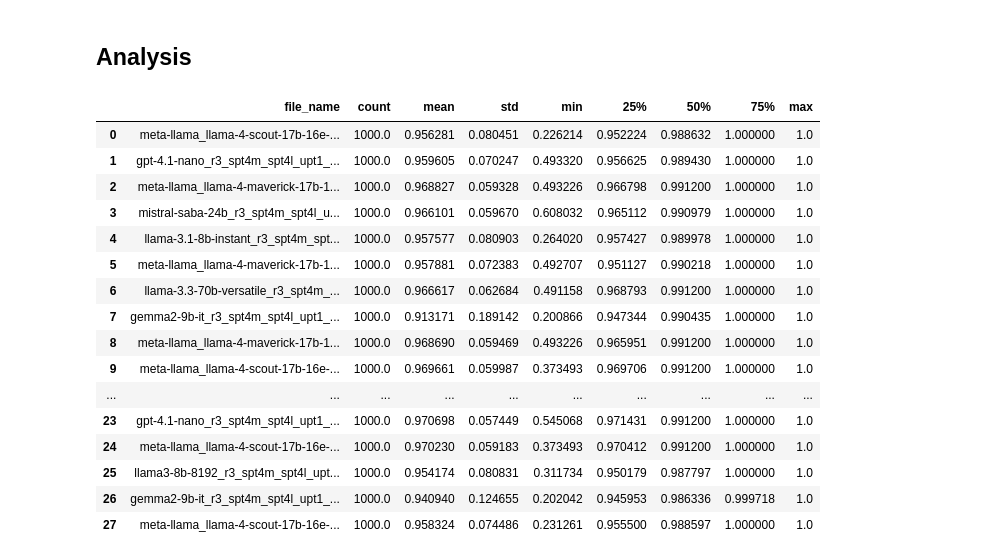
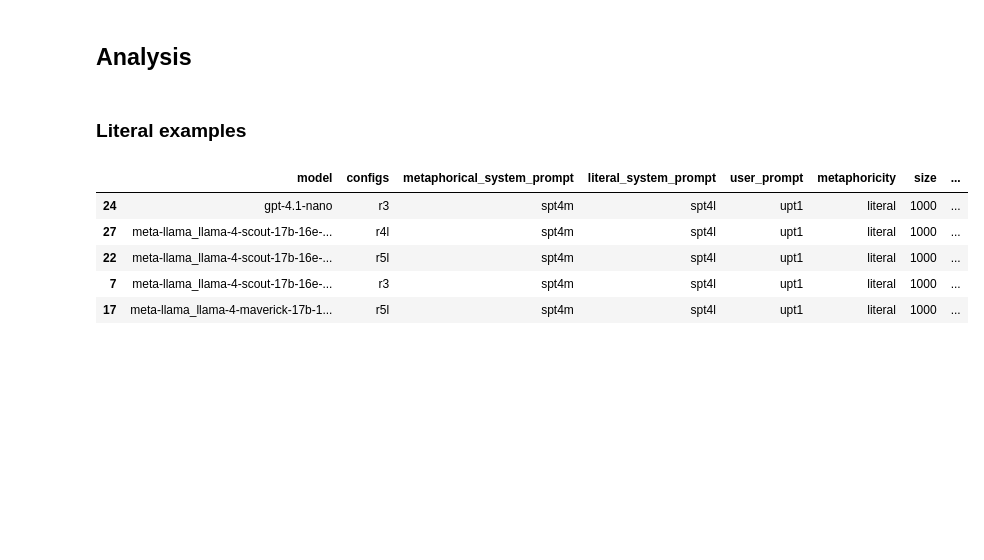
Before and after one commit to LALIC-UFSCar/Meta4XNLI-PTBR, a Jupyter notebook: analyze_translation_metrics.ipynb, the cells around one changed output. Cells and saved outputs as stored; diff of their text form; code cells hidden in the pictures; blank space fills up the shorter version.

```diff
--- a/analyze_translation_metrics.ipynb
+++ b/analyze_translation_metrics.ipynb
@@ -56,22 +160,22 @@ df = summarize_metric('results/en2es/full_results', 'comet_ref')
+# %%
+split_cols = df['file_name'].apply(split_filename).apply(pd.Series)
+df = pd.concat([df, split_cols], axis=1)
 # %% [markdown]
 ## Analysis
-# %%
-df
-# %% [output]
-|  | file_name | count | mean | std | min | 25% | 50% | 75% | max |
-| 0 | meta-llama_llama-4-scout-17b-16e-... | 1000.0 | 0.956281 | 0.080451 | 0.226214 | 0.952224 | 0.988632 | 1.000000 | 1.0 |
-| 1 | gpt-4.1-nano_r3_spt4m_spt4l_upt1_... | 1000.0 | 0.959605 | 0.070247 | 0.493320 | 0.956625 | 0.989430 | 1.000000 | 1.0 |
-| 2 | meta-llama_llama-4-maverick-17b-1... | 1000.0 | 0.968827 | 0.059328 | 0.493226 | 0.966798 | 0.991200 | 1.000000 | 1.0 |
-| 3 | mistral-saba-24b_r3_spt4m_spt4l_u... | 1000.0 | 0.966101 | 0.059670 | 0.608032 | 0.965112 | 0.990979 | 1.000000 | 1.0 |
-| 4 | llama-3.1-8b-instant_r3_spt4m_spt... | 1000.0 | 0.957577 | 0.080903 | 0.264020 | 0.957427 | 0.989978 | 1.000000 | 1.0 |
-| 5 | meta-llama_llama-4-maverick-17b-1... | 1000.0 | 0.957881 | 0.072383 | 0.492707 | 0.951127 | 0.990218 | 1.000000 | 1.0 |
-| 6 | llama-3.3-70b-versatile_r3_spt4m_... | 1000.0 | 0.966617 | 0.062684 | 0.491158 | 0.968793 | 0.991200 | 1.000000 | 1.0 |
-| 7 | gemma2-9b-it_r3_spt4m_spt4l_upt1_... | 1000.0 | 0.913171 | 0.189142 | 0.200866 | 0.947344 | 0.990435 | 1.000000 | 1.0 |
-| 8 | meta-llama_llama-4-maverick-17b-1... | 1000.0 | 0.968690 | 0.059469 | 0.493226 | 0.965951 | 0.991200 | 1.000000 | 1.0 |
-| 9 | meta-llama_llama-4-scout-17b-16e-... | 1000.0 | 0.969661 | 0.059987 | 0.373493 | 0.969706 | 0.991200 | 1.000000 | 1.0 |
-| ... | ... | ... | ... | ... | ... | ... | ... | ... | ... |
-| 23 | gpt-4.1-nano_r3_spt4m_spt4l_upt1_... | 1000.0 | 0.970698 | 0.057449 | 0.545068 | 0.971431 | 0.991200 | 1.000000 | 1.0 |
-| 24 | meta-llama_llama-4-scout-17b-16e-... | 1000.0 | 0.970230 | 0.059183 | 0.373493 | 0.970412 | 0.991200 | 1.000000 | 1.0 |
-| 25 | llama3-8b-8192_r3_spt4m_spt4l_upt... | 1000.0 | 0.954174 | 0.080831 | 0.311734 | 0.950179 | 0.987797 | 1.000000 | 1.0 |
-| 26 | gemma2-9b-it_r3_spt4m_spt4l_upt1_... | 1000.0 | 0.940940 | 0.124655 | 0.202042 | 0.945953 | 0.986336 | 0.999718 | 1.0 |
-| 27 | meta-llama_llama-4-scout-17b-16e-... | 1000.0 | 0.958324 | 0.074486 | 0.231261 | 0.955500 | 0.988597 | 1.000000 | 1.0 |
+# %%
+describe_columns = ['count', 'mean', 'std', 'min', '25%', '50%', '75%', 'max']
+main_experiment_columns = ['model', 'configs', 'metaphorical_system_prompt', 'literal_system_prompt', 'user_prompt', 'metaphoricity', 'size']
+additional_experiment_columns = ['dataset_name', 'partition', 'type']
+display_columns = main_experiment_columns + describe_columns
+# %% [markdown]
+### Literal examples
+# %%
+with pd.option_context('display.max_colwidth', None):
+    display(df[df.metaphoricity.eq('literal')][display_columns].sort_values('mean', ascending=False).head(5))
+# %% [output]
+|  | model | configs | metaphorical_system_prompt | literal_system_prompt | user_prompt | metaphoricity | size | ... |
+| 24 | gpt-4.1-nano | r3 | spt4m | spt4l | upt1 | literal | 1000 | ... |
+| 27 | meta-llama_llama-4-scout-17b-16e-... | r4l | spt4m | spt4l | upt1 | literal | 1000 | ... |
+| 22 | meta-llama_llama-4-scout-17b-16e-... | r5l | spt4m | spt4l | upt1 | literal | 1000 | ... |
+| 7 | meta-llama_llama-4-scout-17b-16e-... | r3 | spt4m | spt4l | upt1 | literal | 1000 | ... |
+| 17 | meta-llama_llama-4-maverick-17b-1... | r5l | spt4m | spt4l | upt1 | literal | 1000 | ... |
```
Also changed, not shown: parts of 8 cells of this notebook, 1 other file.
